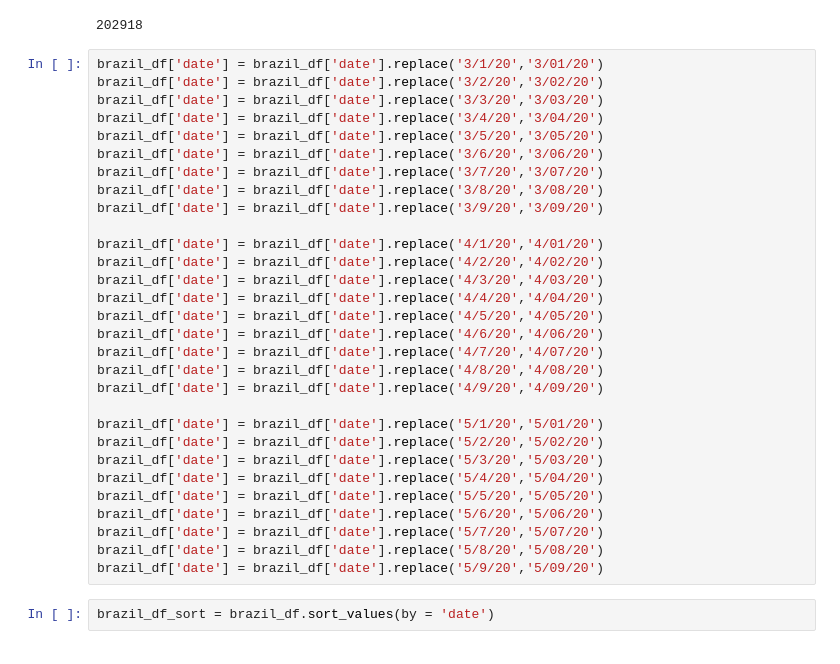
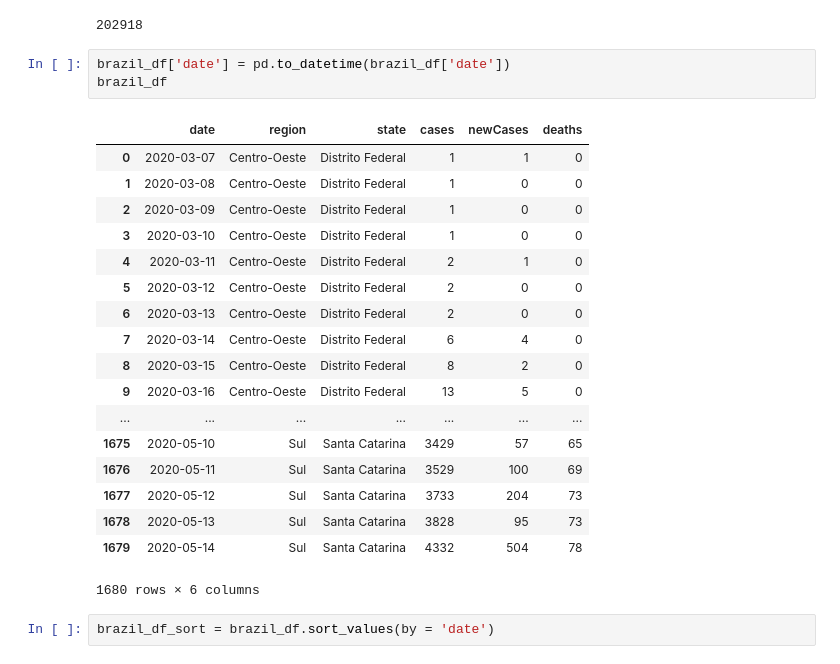
Before and after one commit to sundar1122/covid19, a Jupyter notebook: Brazil Analysis.ipynb, the cells around one changed output. Drawn from its saved outputs; the diff is of its cells as text.

```diff
--- a/Brazil Analysis.ipynb
+++ b/Brazil Analysis.ipynb
@@ -22,36 +22,28 @@ brazil_df.head()
 brazil_df[brazil_df['date'] == '5/14/20']['cases'].sum()
 # %% [output]
 202918
-# %%
-brazil_df['date'] = brazil_df['date'].replace('3/1/20','3/01/20')
-brazil_df['date'] = brazil_df['date'].replace('3/2/20','3/02/20')
-brazil_df['date'] = brazil_df['date'].replace('3/3/20','3/03/20')
-brazil_df['date'] = brazil_df['date'].replace('3/4/20','3/04/20')
-brazil_df['date'] = brazil_df['date'].replace('3/5/20','3/05/20')
-brazil_df['date'] = brazil_df['date'].replace('3/6/20','3/06/20')
-brazil_df['date'] = brazil_df['date'].replace('3/7/20','3/07/20')
-brazil_df['date'] = brazil_df['date'].replace('3/8/20','3/08/20')
-brazil_df['date'] = brazil_df['date'].replace('3/9/20','3/09/20')
-
-brazil_df['date'] = brazil_df['date'].replace('4/1/20','4/01/20')
-brazil_df['date'] = brazil_df['date'].replace('4/2/20','4/02/20')
-brazil_df['date'] = brazil_df['date'].replace('4/3/20','4/03/20')
-brazil_df['date'] = brazil_df['date'].replace('4/4/20','4/04/20')
-brazil_df['date'] = brazil_df['date'].replace('4/5/20','4/05/20')
-brazil_df['date'] = brazil_df['date'].replace('4/6/20','4/06/20')
-brazil_df['date'] = brazil_df['date'].replace('4/7/20','4/07/20')
-brazil_df['date'] = brazil_df['date'].replace('4/8/20','4/08/20')
-brazil_df['date'] = brazil_df['date'].replace('4/9/20','4/09/20')
-
-brazil_df['date'] = brazil_df['date'].replace('5/1/20','5/01/20')
-brazil_df['date'] = brazil_df['date'].replace('5/2/20','5/02/20')
-brazil_df['date'] = brazil_df['date'].replace('5/3/20','5/03/20')
-brazil_df['date'] = brazil_df['date'].replace('5/4/20','5/04/20')
-brazil_df['date'] = brazil_df['date'].replace('5/5/20','5/05/20')
-brazil_df['date'] = brazil_df['date'].replace('5/6/20','5/06/20')
-brazil_df['date'] = brazil_df['date'].replace('5/7/20','5/07/20')
-brazil_df['date'] = brazil_df['date'].replace('5/8/20','5/08/20')
-brazil_df['date'] = brazil_df['date'].replace('5/9/20','5/09/20')
+# %%
+brazil_df['date'] = pd.to_datetime(brazil_df['date'])
+brazil_df
+# %% [output]
+|  | date | region | state | cases | newCases | deaths |
+| 0 | 2020-03-07 | Centro-Oeste | Distrito Federal | 1 | 1 | 0 |
+| 1 | 2020-03-08 | Centro-Oeste | Distrito Federal | 1 | 0 | 0 |
+| 2 | 2020-03-09 | Centro-Oeste | Distrito Federal | 1 | 0 | 0 |
+| 3 | 2020-03-10 | Centro-Oeste | Distrito Federal | 1 | 0 | 0 |
+| 4 | 2020-03-11 | Centro-Oeste | Distrito Federal | 2 | 1 | 0 |
+| 5 | 2020-03-12 | Centro-Oeste | Distrito Federal | 2 | 0 | 0 |
+| 6 | 2020-03-13 | Centro-Oeste | Distrito Federal | 2 | 0 | 0 |
+| 7 | 2020-03-14 | Centro-Oeste | Distrito Federal | 6 | 4 | 0 |
+| 8 | 2020-03-15 | Centro-Oeste | Distrito Federal | 8 | 2 | 0 |
+| 9 | 2020-03-16 | Centro-Oeste | Distrito Federal | 13 | 5 | 0 |
+| ... | ... | ... | ... | ... | ... | ... |
+| 1675 | 2020-05-10 | Sul | Santa Catarina | 3429 | 57 | 65 |
+| 1676 | 2020-05-11 | Sul | Santa Catarina | 3529 | 100 | 69 |
+| 1677 | 2020-05-12 | Sul | Santa Catarina | 3733 | 204 | 73 |
+| 1678 | 2020-05-13 | Sul | Santa Catarina | 3828 | 95 | 73 |
+| 1679 | 2020-05-14 | Sul | Santa Catarina | 4332 | 504 | 78 |
+1680 rows × 6 columns
 # %%
 brazil_df_sort = brazil_df.sort_values(by = 'date')
 # %%
```
Also changed, not shown: parts of 15 cells of this notebook.
